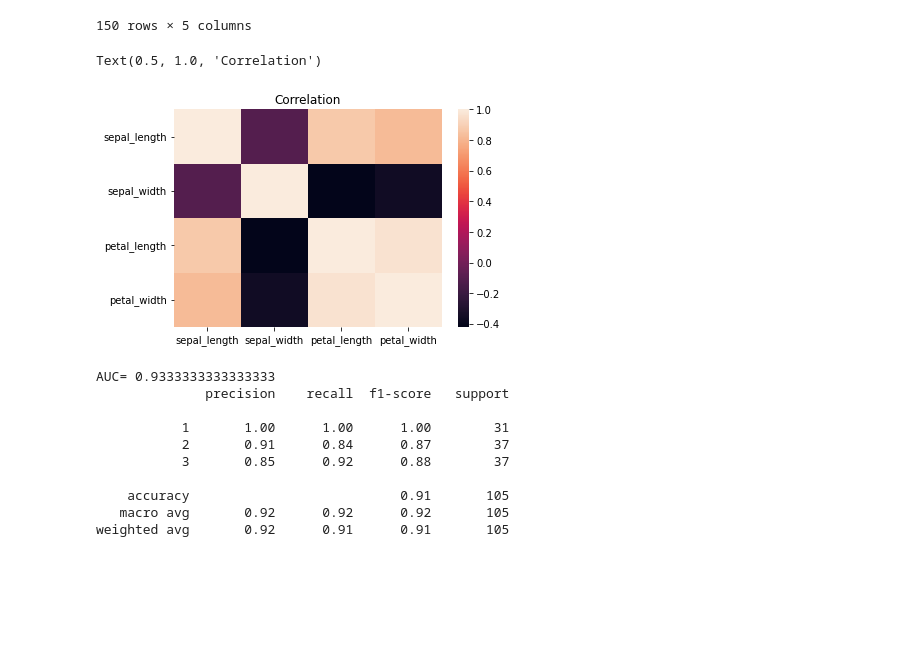
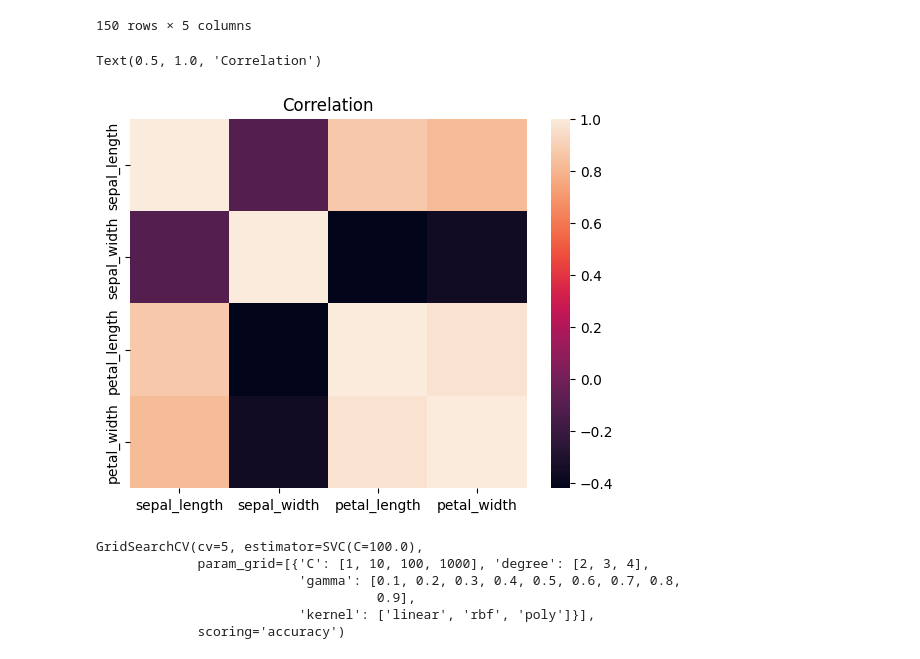
Before and after one commit to christoelmorr/ML-4-Practical-DM, a Jupyter notebook: Session 13-SVM/Session 13-SVM-final.ipynb, the cells around one changed output. Cells and saved outputs as stored; diff of their text form; code cells hidden in the pictures; blank space fills up the shorter version.

```diff
--- a/Session 13-SVM/Session 13-SVM-final.ipynb
+++ b/Session 13-SVM/Session 13-SVM-final.ipynb
@@ -41,11 +41,11 @@ df
 # %%
 #Data Visualisation
 plt.figure(1)
-sns.heatmap(df.corr())
+sns.heatmap(df.corr(numeric_only=True))
 plt.title('Correlation')
 # %% [output]
 Text(0.5, 1.0, 'Correlation')
-[figure, old version]
+[figure, new version]
 # %%
 df['species'] = df['species'].replace('Iris-setosa',1)
 df['species'] = df['species'].replace('Iris-versicolor',2)
@@ -95,23 +95,10 @@ optimalmodel = GridSearchCV(estimator = svclass,
                            verbose=0)
 
 optimalmodel.fit(X_train2, y_train)
-y_pred=optimalmodel.predict (X_test2)
-
-from sklearn.metrics import accuracy_score
-# Assess model accuracy
-result = accuracy_score(y_test, y_pred, normalize=True)
-print ('AUC=', result)
-
-#print the classification report
-print(classification_report(y_train,y_pred))
 # %% [output]
-AUC= 0.9333333333333333
-              precision    recall  f1-score   support
-
-           1       1.00      1.00      1.00        31
-           2       0.91      0.84      0.87        37
-           3       0.85      0.92      0.88        37
-
-    accuracy                           0.91       105
-   macro avg       0.92      0.92      0.92       105
-weighted avg       0.92      0.91      0.91       105
+GridSearchCV(cv=5, estimator=SVC(C=100.0),
+             param_grid=[{'C': [1, 10, 100, 1000], 'degree': [2, 3, 4],
+                          'gamma': [0.1, 0.2, 0.3, 0.4, 0.5, 0.6, 0.7, 0.8,
+                                    0.9],
+                          'kernel': ['linear', 'rbf', 'poly']}],
+             scoring='accuracy')
```
Also changed, not shown: parts of 3 cells of this notebook.
